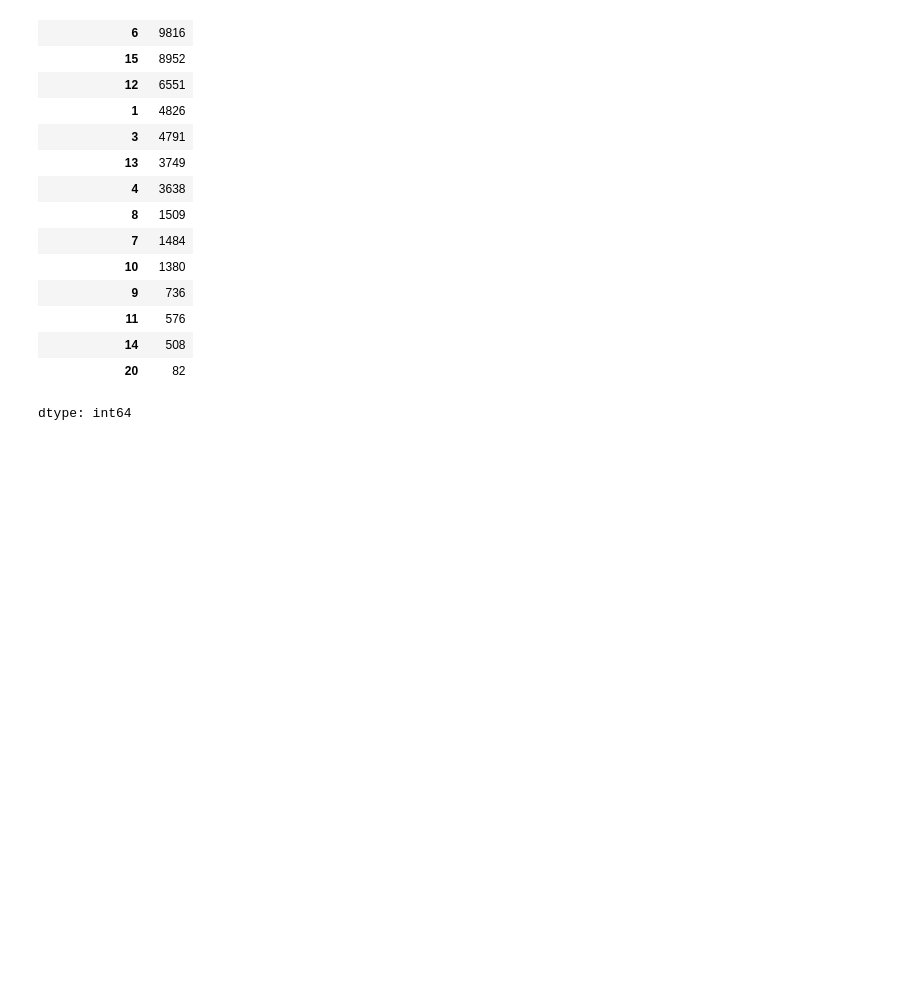
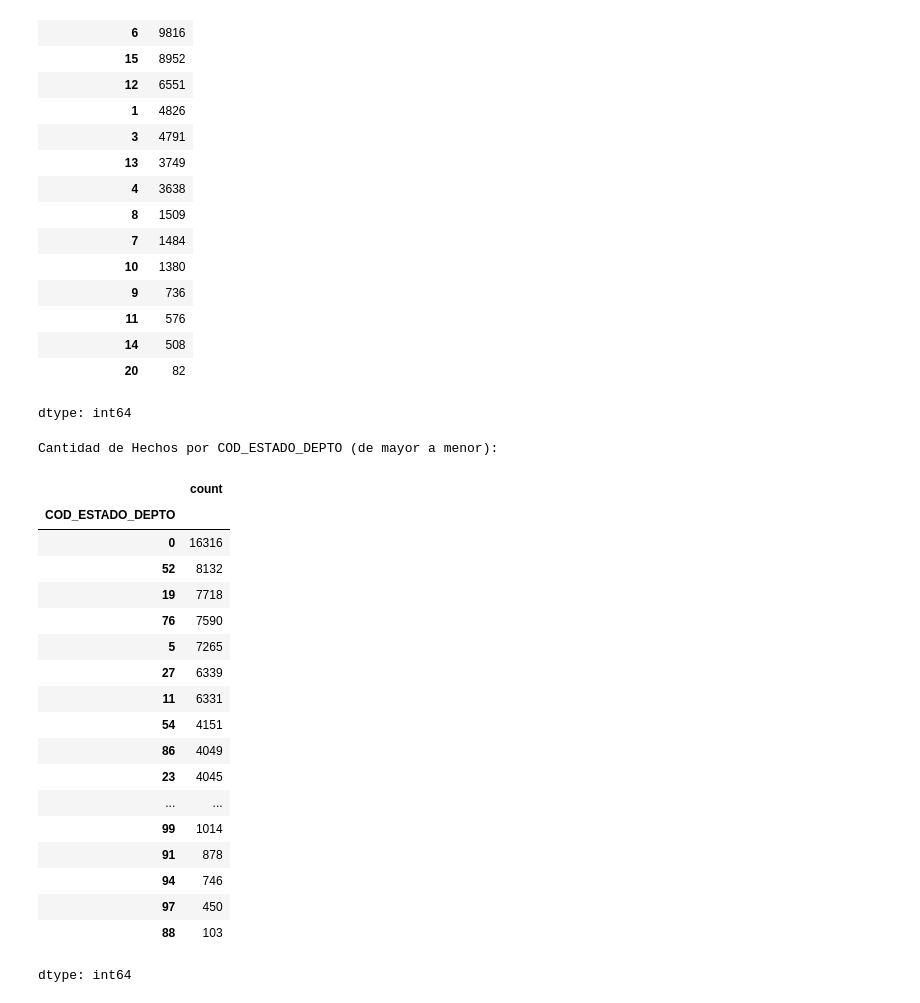
Before and after one commit to oviedokaren19/bc_G3_analisis_victimas, a Jupyter notebook: sprint2.ipynb, the cells around one changed output. Saved outputs shown, nothing was run; the diff lists cells and outputs as text; code cells hidden in the pictures; blank space fills up the shorter version.

```diff
--- a/sprint2.ipynb
+++ b/sprint2.ipynb
@@ -369,3 +419,28 @@ Cantidad de Hechos por PARAM_HECHOS (de mayor a menor):
 | 14 | 508 |
 | 20 | 82 |
 dtype: int64
+# %%
+param_depto_counts = df_filtrado['COD_ESTADO_DEPTO'].value_counts().sort_values(ascending=False)
+print("Cantidad de Hechos por COD_ESTADO_DEPTO (de mayor a menor):")
+param_depto_counts
+# %% [output]
+Cantidad de Hechos por COD_ESTADO_DEPTO (de mayor a menor):
+|  | count |
+| COD_ESTADO_DEPTO |  |
+| 0 | 16316 |
+| 52 | 8132 |
+| 19 | 7718 |
+| 76 | 7590 |
+| 5 | 7265 |
+| 27 | 6339 |
+| 11 | 6331 |
+| 54 | 4151 |
+| 86 | 4049 |
+| 23 | 4045 |
+| ... | ... |
+| 99 | 1014 |
+| 91 | 878 |
+| 94 | 746 |
+| 97 | 450 |
+| 88 | 103 |
+dtype: int64
```
Also changed, not shown: parts of 17 cells of this notebook.
